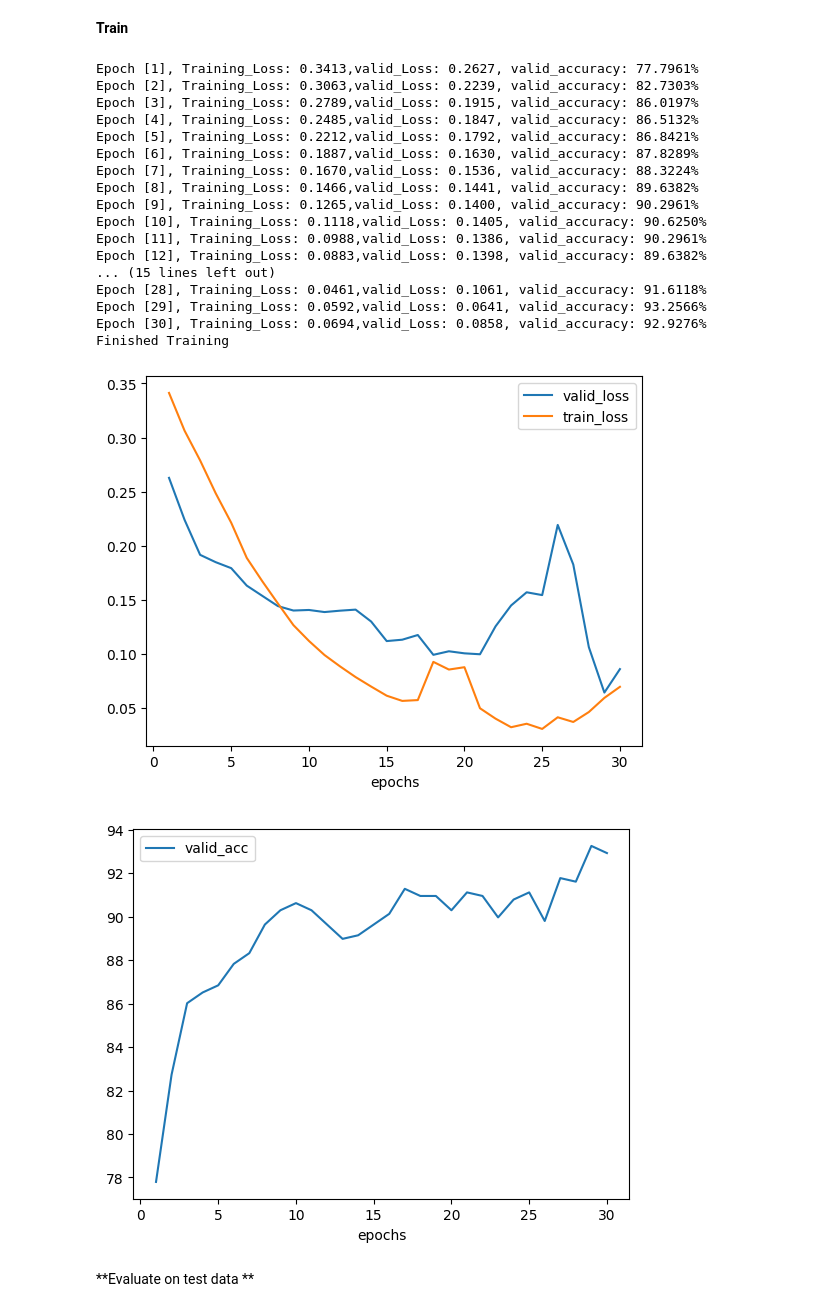
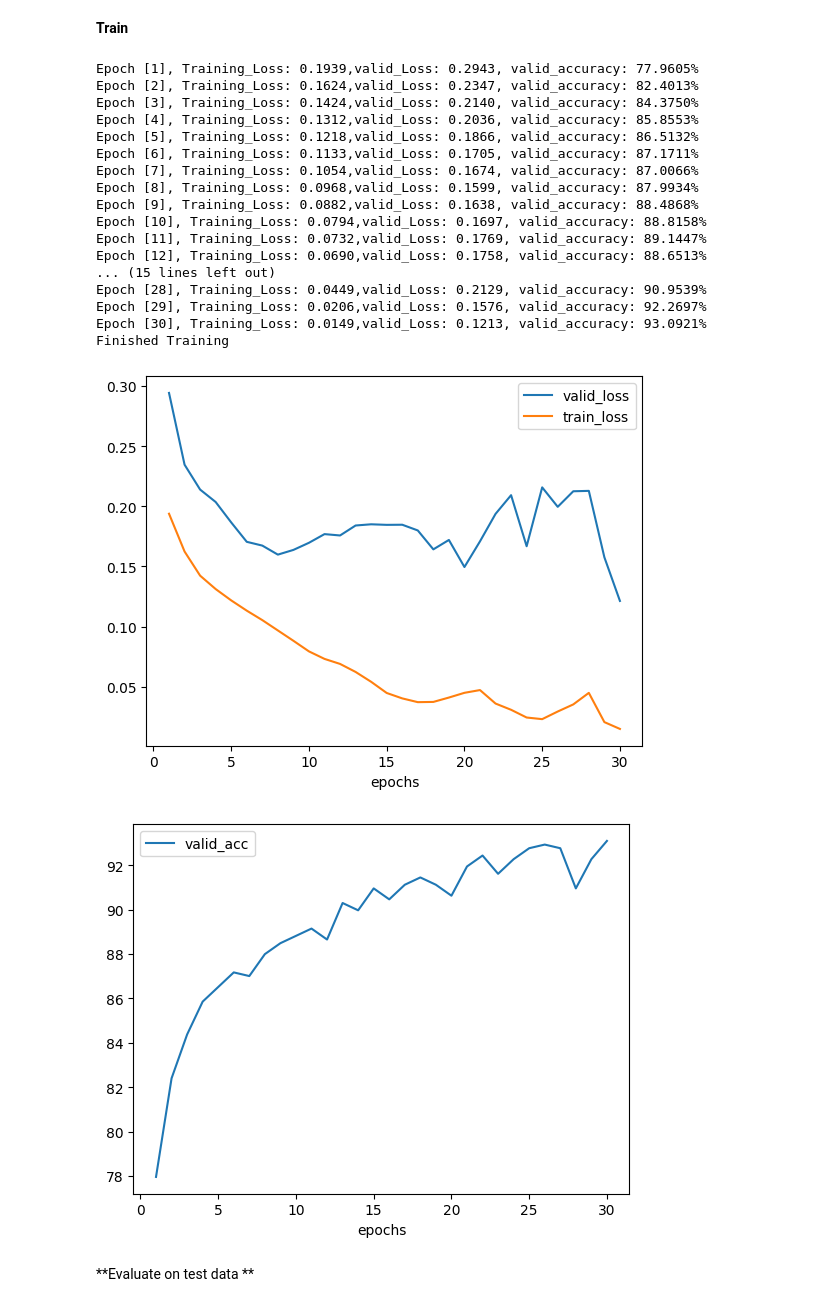
Before and after one commit to MajedNaN/TimeSeriesClassification, a Jupyter notebook: main.ipynb, the cells around one changed output. Drawn from its saved outputs; the diff is of its cells as text; code cells hidden in the pictures.

```diff
--- a/main.ipynb
+++ b/main.ipynb
@@ -345,9 +363,13 @@ stride = 1
 #X, y = SlidingWindow(window_len=window , stride = stride, get_x = [0,1], get_y = [2])(df_mini)
 
 ## undersampling and sliding and standardize
-X1,y1= under_sample(df_mini1,under_window,seq_len,stride)
-X2,y2= under_sample(df_mini2,under_window,seq_len,stride)
-
+sampling = True
+if sampling:
+    X1,y1= under_sample(df_mini1,under_window,seq_len,stride)
+    X2,y2= under_sample(df_mini2,under_window,seq_len,stride)
+else:
+    X1,y1= features_mini1,targets1
+    X2,y2= features_mini2,targets2
 
 
 ### standardizing segments after undersampling
@@ -385,0 +412,20 @@ float32
+# %%
+###### splitting
+splits = TrainValidTestSplitter(test_size=0.1)(y)
+x_train = np.zeros(X[splits[0]].shape,dtype=np.float32)
+y_train = y[splits[0]]
+x_valid = np.zeros(X[splits[1]].shape,dtype=np.float32)
+y_valid = y[splits[1]]
+x_test = np.zeros(X[splits[2]].shape,dtype=np.float32)
+y_test = y[splits[2]]
+
+#### standardization
+scalers = {}
+for i in range(x_train.shape[1]): ## n_features
+    scalers[i] = StandardScaler()
+    scalers[i].fit(np.unique((X[splits[0]])[:, i, :]).reshape(-1,1)) ### as we have overlapping samples
+    x_train[:, i, :] = scalers[i].transform((X[splits[0]])[:, i, :].reshape(-1,1)).reshape(x_train.shape[0],x_train.shape[-1])
+    x_valid[:, i, :] = scalers[i].transform((X[splits[1]])[:, i, :].reshape(-1,1)).reshape(x_valid.shape[0],x_valid.shape[-1])
+    x_test[:, i, :] = scalers[i].transform((X[splits[2]])[:, i, :].reshape(-1,1)).reshape(x_test.shape[0],x_test.shape[-1])
+
+print(x_train.shape,x_valid.shape,x_test.shape)
@@ -428,40 +524,41 @@ float32
 **Train**
 # %%
 # # model = ConvNet(X.shape[1],y.shape[1]).to(device)
-splits = TrainValidTestSplitter(test_size=0.1)(y)
 
 #standardize train set, then use params to standardize valid and test
 # for MyLearner this is done internally
 
-x_train,p1,p2 = standardize(X[splits[0]],mode=1)
-x_valid = standardize_with_params(X[splits[1]],mean=p1,std=p2)
+### standardization using my functions
+# x_train,p1,p2 = standardize(X[splits[0]],mode=1)
+# x_valid = standardize_with_params(X[splits[1]],mean=p1,std=p2)
+
 
 
 model = MyFCN(X.shape[1],y.shape[1])
-learn = MyLearner(X,y,model,splits, stand_mode=1) #### normalize
+learn = MyLearner(x_train,y_train,x_valid,y_valid,model) #### normalize
 learn.fit(30)
 
 # criterion = nn.BCELoss()
 # optimizer = optim.Adam(model.parameters(), lr=0.01)
 # %% [output]
-Epoch [1], Training_Loss: 0.3413,valid_Loss: 0.2627, valid_accuracy: 77.7961%
-Epoch [2], Training_Loss: 0.3063,valid_Loss: 0.2239, valid_accuracy: 82.7303%
-Epoch [3], Training_Loss: 0.2789,valid_Loss: 0.1915, valid_accuracy: 86.0197%
-Epoch [4], Training_Loss: 0.2485,valid_Loss: 0.1847, valid_accuracy: 86.5132%
-Epoch [5], Training_Loss: 0.2212,valid_Loss: 0.1792, valid_accuracy: 86.8421%
-Epoch [6], Training_Loss: 0.1887,valid_Loss: 0.1630, valid_accuracy: 87.8289%
-Epoch [7], Training_Loss: 0.1670,valid_Loss: 0.1536, valid_accuracy: 88.3224%
-Epoch [8], Training_Loss: 0.1466,valid_Loss: 0.1441, valid_accuracy: 89.6382%
-Epoch [9], Training_Loss: 0.1265,valid_Loss: 0.1400, valid_accuracy: 90.2961%
-Epoch [10], Training_Loss: 0.1118,valid_Loss: 0.1405, valid_accuracy: 90.6250%
-Epoch [11], Training_Loss: 0.0988,valid_Loss: 0.1386, valid_accuracy: 90.2961%
-Epoch [12], Training_Loss: 0.0883,valid_Loss: 0.1398, valid_accuracy: 89.6382%
+Epoch [1], Training_Loss: 0.1939,valid_Loss: 0.2943, valid_accuracy: 77.9605%
+Epoch [2], Training_Loss: 0.1624,valid_Loss: 0.2347, valid_accuracy: 82.4013%
+Epoch [3], Training_Loss: 0.1424,valid_Loss: 0.2140, valid_accuracy: 84.3750%
+Epoch [4], Training_Loss: 0.1312,valid_Loss: 0.2036, valid_accuracy: 85.8553%
+Epoch [5], Training_Loss: 0.1218,valid_Loss: 0.1866, valid_accuracy: 86.5132%
+Epoch [6], Training_Loss: 0.1133,valid_Loss: 0.1705, valid_accuracy: 87.1711%
+Epoch [7], Training_Loss: 0.1054,valid_Loss: 0.1674, valid_accuracy: 87.0066%
+Epoch [8], Training_Loss: 0.0968,valid_Loss: 0.1599, valid_accuracy: 87.9934%
+Epoch [9], Training_Loss: 0.0882,valid_Loss: 0.1638, valid_accuracy: 88.4868%
+Epoch [10], Training_Loss: 0.0794,valid_Loss: 0.1697, valid_accuracy: 88.8158%
+Epoch [11], Training_Loss: 0.0732,valid_Loss: 0.1769, valid_accuracy: 89.1447%
+Epoch [12], Training_Loss: 0.0690,valid_Loss: 0.1758, valid_accuracy: 88.6513%
 ... (15 lines left out)
-Epoch [28], Training_Loss: 0.0461,valid_Loss: 0.1061, valid_accuracy: 91.6118%
-Epoch [29], Training_Loss: 0.0592,valid_Loss: 0.0641, valid_accuracy: 93.2566%
-Epoch [30], Training_Loss: 0.0694,valid_Loss: 0.0858, valid_accuracy: 92.9276%
+Epoch [28], Training_Loss: 0.0449,valid_Loss: 0.2129, valid_accuracy: 90.9539%
+Epoch [29], Training_Loss: 0.0206,valid_Loss: 0.1576, valid_accuracy: 92.2697%
+Epoch [30], Training_Loss: 0.0149,valid_Loss: 0.1213, valid_accuracy: 93.0921%
 Finished Training
-[figure, old version]
+[figure, new version]
-[figure, old version]
+[figure, new version]
 # %% [markdown]
 **Evaluate on test data **
```
Also changed, not shown: parts of 18 cells of this notebook.
